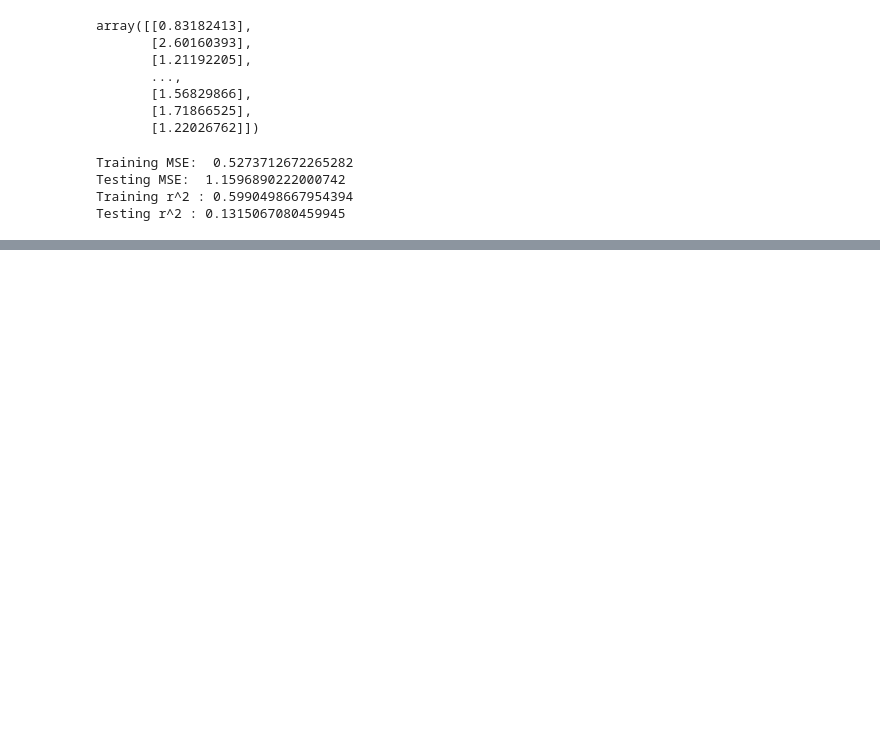
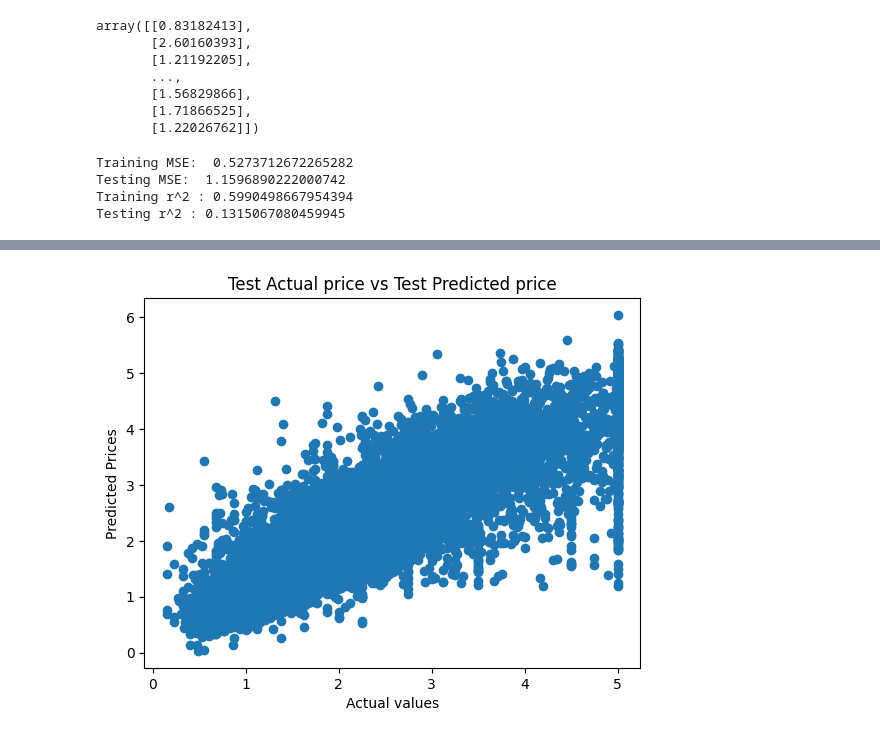
Before and after one commit to mugilan6379/California-House-Price-Prediction, a Jupyter notebook: housePricePrediction.ipynb, the cells around one changed output, grey strips where cells are left out. Saved outputs shown, nothing was run; the diff lists cells and outputs as text; code cells hidden in the pictures; blank space fills up the shorter version.

```diff
--- a/housePricePrediction.ipynb
+++ b/housePricePrediction.ipynb
@@ -164,0 +183,8 @@ Likely causes:
+# %%
+plt.scatter(Y_test,Y_test_pred)
+plt.xlabel('Actual values')
+plt.ylabel("Predicted Prices")
+plt.title("Test Actual price vs Test Predicted price")
+plt.show()
+# %% [output]
+[figure, added]
```
Also changed, not shown: parts of 6 cells of this notebook.
